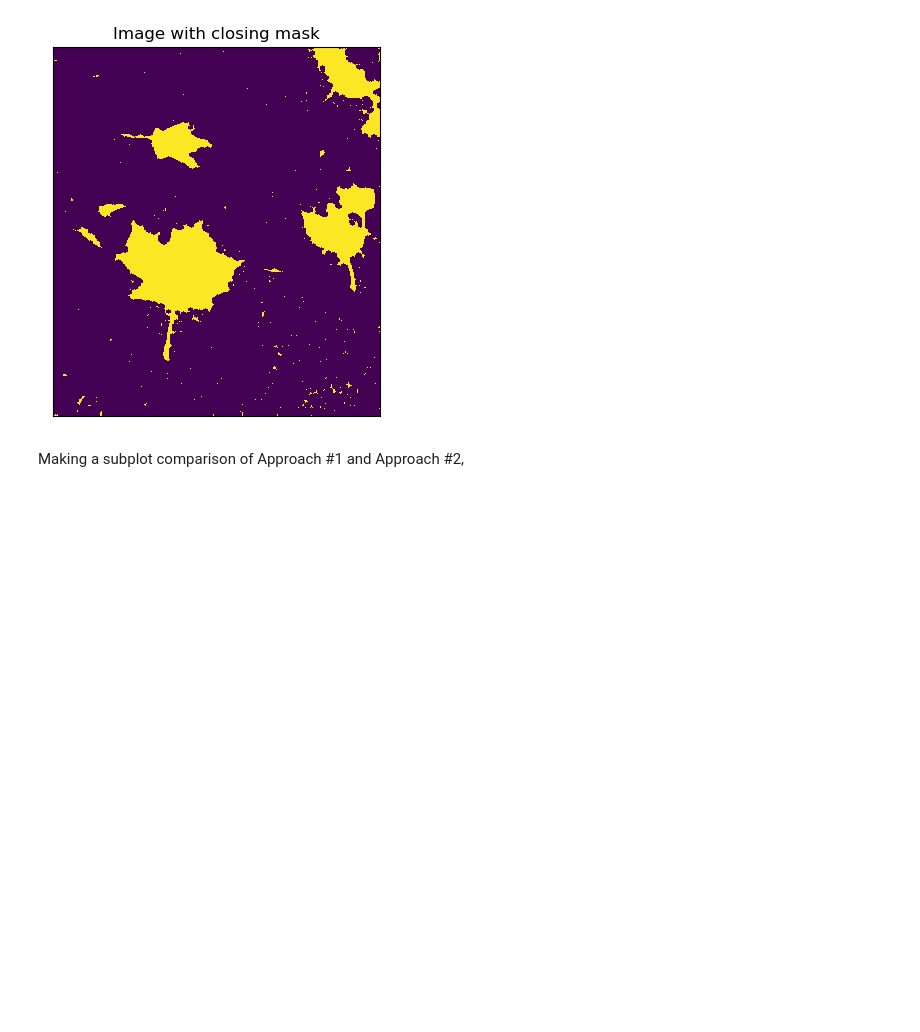
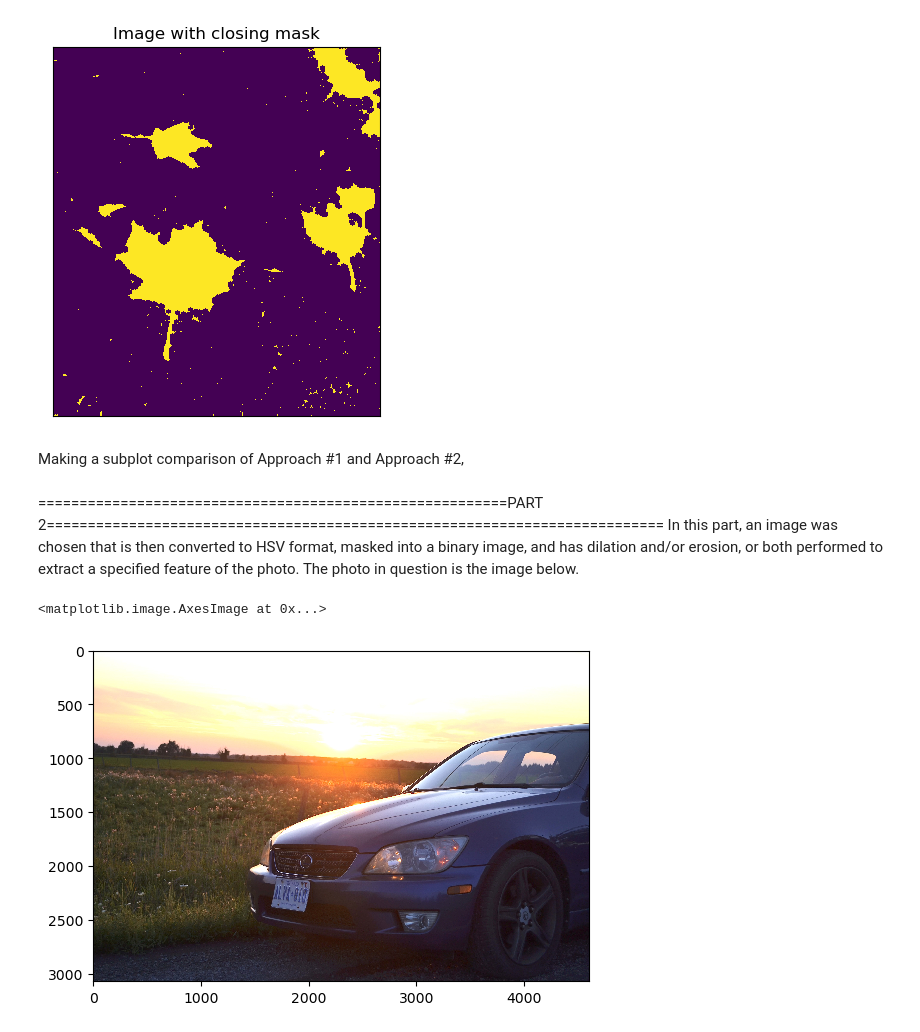
Before and after one commit to Neelxm10/cv-lab3, a Jupyter notebook: cv-lab3.ipynb, the cells around one changed output. Saved outputs shown, nothing was run; the diff lists cells and outputs as text; code cells hidden in the pictures; blank space fills up the shorter version.

Commit message:
started part 2... imported the image and did HSV

```diff
--- a/cv-lab3.ipynb
+++ b/cv-lab3.ipynb
@@ -150,3 +150,12 @@ plt.xticks([]), plt.yticks([])
 [figure]
 # %% [markdown]
 Making a subplot comparison of Approach #1 and Approach #2,
+# %% [markdown]
+=========================================================PART 2===========================================================================
+In this part, an image was chosen that is then converted to HSV format, masked into a binary image, and has dilation and/or erosion, or both performed to extract a specified feature of the photo. The photo in question is the image below.
+# %%
+lexi = cv2.imread('is300.jpg')
+plt.imshow(cv2.cvtColor(lexi, cv2.COLOR_BGR2RGB))
+# %% [output]
+<matplotlib.image.AxesImage at 0x...>
+[figure, added]
```
Also changed, not shown: parts of 2 cells of this notebook.
